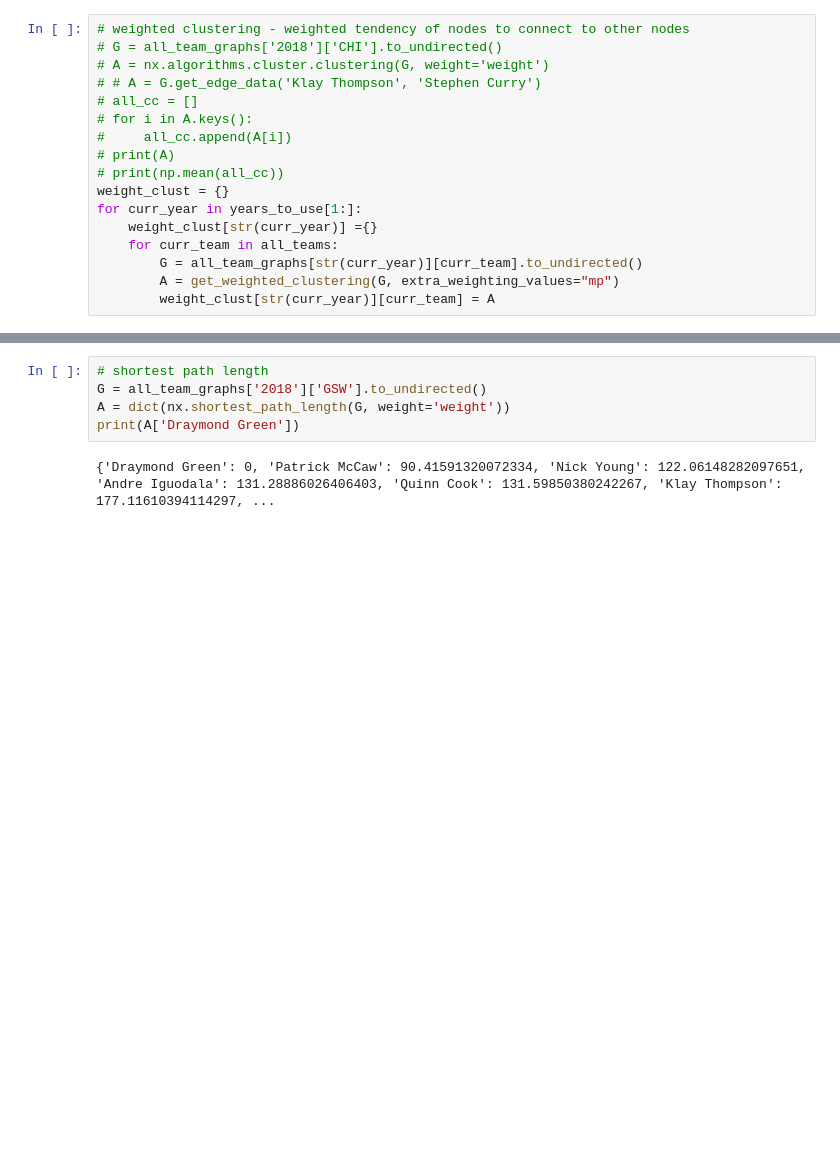
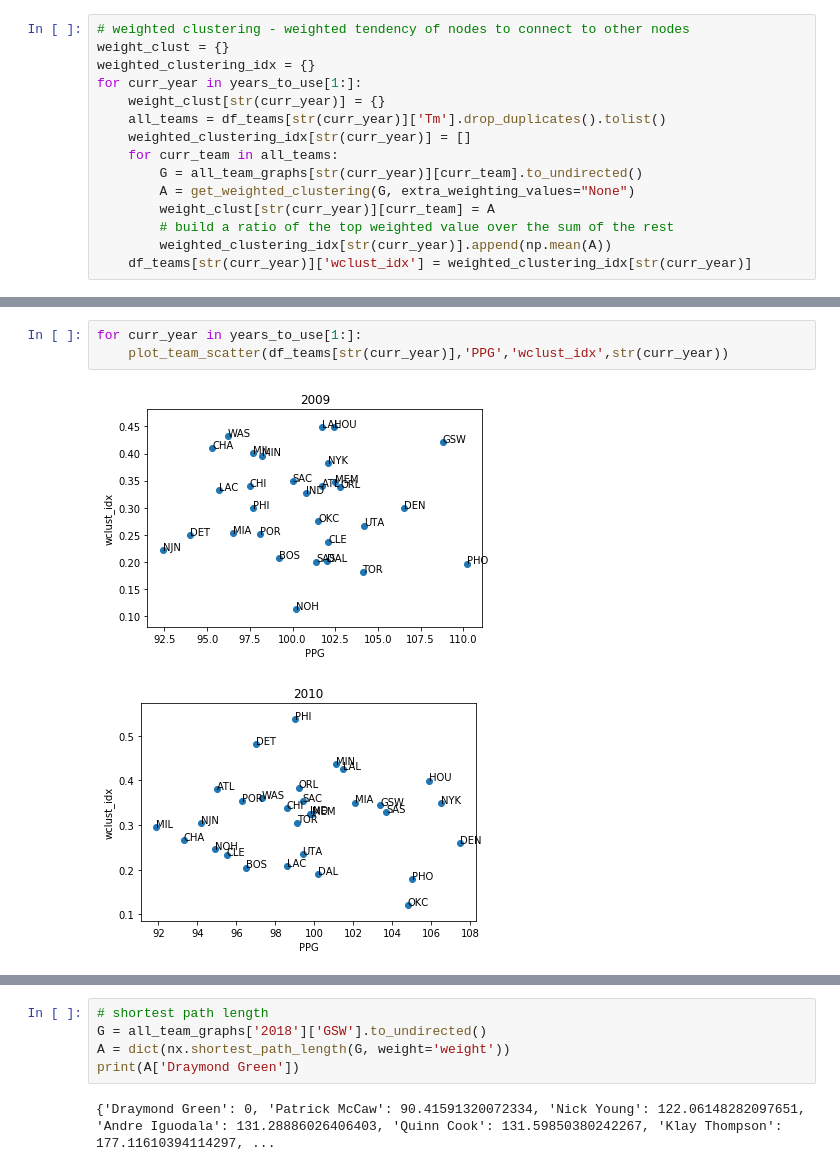
Before and after one commit to rohannramesh/Basketball_predictions, a Jupyter notebook: Team_by_team_analysis.ipynb, the cells around one changed output, grey strips where cells are left out. Cells and saved outputs as stored; diff of their text form; blank space fills up the shorter version.

```diff
--- a/Team_by_team_analysis.ipynb
+++ b/Team_by_team_analysis.ipynb
@@ -214,17 +196,15 @@ visualize_graph_for_team_year(all_team_graphs['2018']['HOU'])
 # %%
 # weighted clustering - weighted tendency of nodes to connect to other nodes
-# G = all_team_graphs['2018']['CHI'].to_undirected()
-# A = nx.algorithms.cluster.clustering(G, weight='weight')
-# # A = G.get_edge_data('Klay Thompson', 'Stephen Curry')
-# all_cc = []
-# for i in A.keys():
-#     all_cc.append(A[i])
-# print(A)
-# print(np.mean(all_cc))
 weight_clust = {}
+weighted_clustering_idx = {}
 for curr_year in years_to_use[1:]:
-    weight_clust[str(curr_year)] ={}
+    weight_clust[str(curr_year)] = {}
+    all_teams = df_teams[str(curr_year)]['Tm'].drop_duplicates().tolist()
+    weighted_clustering_idx[str(curr_year)] = []
     for curr_team in all_teams:
         G = all_team_graphs[str(curr_year)][curr_team].to_undirected()
-        A = get_weighted_clustering(G, extra_weighting_values="mp")
+        A = get_weighted_clustering(G, extra_weighting_values="None")
         weight_clust[str(curr_year)][curr_team] = A
+        # build a ratio of the top weighted value over the sum of the rest
+        weighted_clustering_idx[str(curr_year)].append(np.mean(A))
+    df_teams[str(curr_year)]['wclust_idx'] = weighted_clustering_idx[str(curr_year)]
@@ -240,0 +211,6 @@ print(np.mean(weight_clust['2018']['BOS']))
+# %%
+for curr_year in years_to_use[1:]:
+    plot_team_scatter(df_teams[str(curr_year)],'PPG','wclust_idx',str(curr_year))
+# %% [output]
+[figure, added]
+[figure, added]
```
Also changed, not shown: parts of 13 cells of this notebook.
